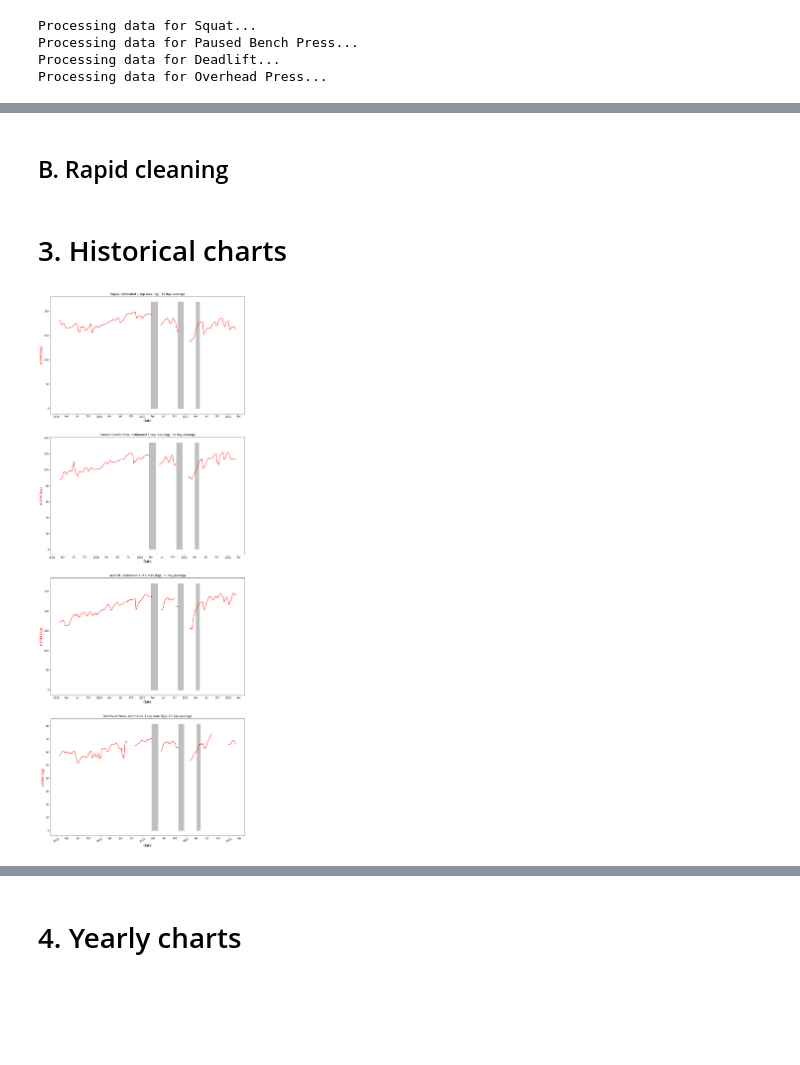
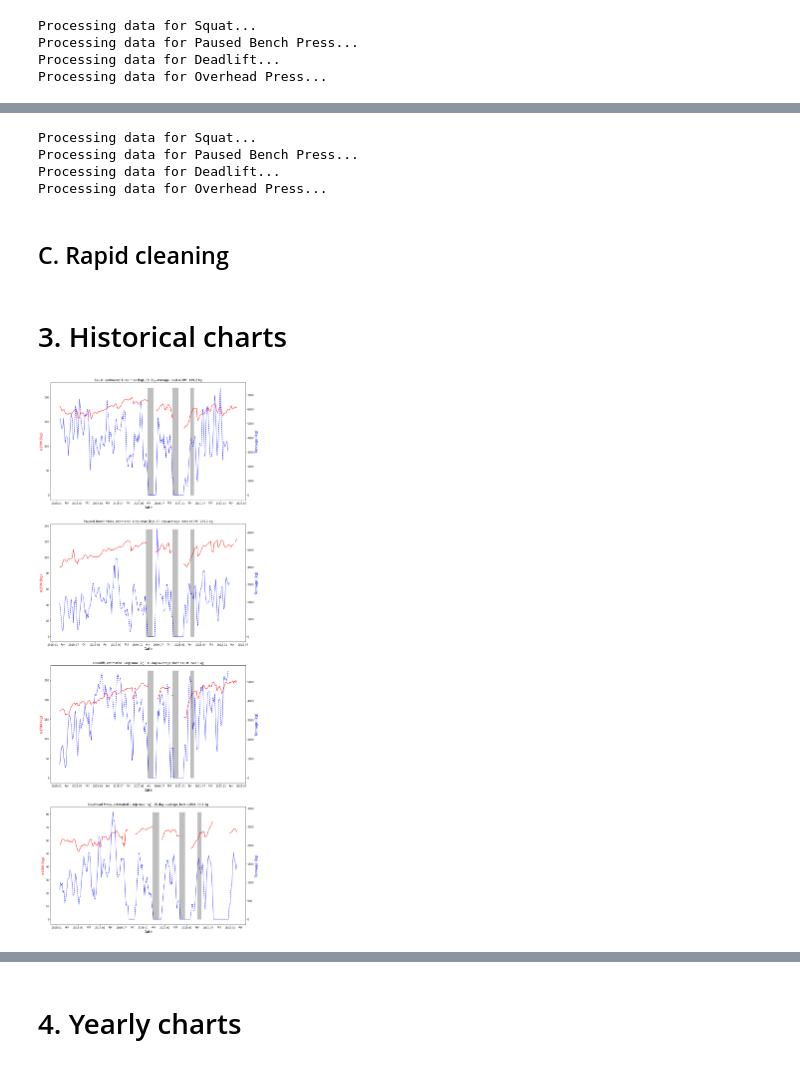
Before and after one commit to jeremylhour/gravitus-scraper, a Jupyter notebook: dashboard.ipynb, the cells around one changed output, grey strips where cells are left out. Saved outputs shown, nothing was run; the diff lists cells and outputs as text; code cells hidden in the pictures; blank space fills up the shorter version.

Commit message:
#2 : display tonnage in dashboard

```diff
--- a/dashboard.ipynb
+++ b/dashboard.ipynb
@@ -76,12 +89,11 @@ with open(TRACKER_FILE, 'r') as stream:
 # %%
 EXERCISES = tracker.get("SBD") + tracker.get("EXTRA")
-df = {}
+e1RM = {}
+tonnage = {}
 for exercise in EXERCISES:
     print(f"Processing data for {exercise}...")
-    df[exercise] = get_historical_performance(exercise, workoutInfos)
-
-df = pd.concat(df, axis=1)
-df.columns = EXERCISES
+    e1RM[exercise] = get_historical_performance(exercise, workoutInfos)
+    tonnage[exercise] = get_historical_performance(exercise, workoutInfos, mode="tonnage")
 # %% [output]
 Processing data for Squat...
 Processing data for Paused Bench Press...
@@ -90,15 +104,41 @@ Processing data for Overhead Press...
+# %%
+for exercise in EXERCISES:
+    print(f"Processing data for {exercise}...")
+    from_training_log = get_historical_performance(exercise, trainingLog, convert_to_kg = False)
+    e1RM[exercise] = pd.concat([e1RM[exercise], from_training_log], axis=0)
+
+    from_training_log = get_historical_performance(exercise, workoutInfos, mode="tonnage", convert_to_kg = False)
+    tonnage[exercise] = pd.concat([tonnage[exercise], from_training_log], axis=0)
+# %% [output]
+Processing data for Squat...
+Processing data for Paused Bench Press...
+Processing data for Deadlift...
+Processing data for Overhead Press...
+# %%
+for key in e1RM.keys():
+    e1RM[key] = e1RM[key].loc[~e1RM[key].index.duplicated()]
+e1RM = pd.concat(e1RM, axis=1)
+e1RM.columns = EXERCISES
+
+for key in tonnage.keys():
+    tonnage[key] = tonnage[key].loc[~tonnage[key].index.duplicated()]
+tonnage = pd.concat(tonnage, axis=1)
+tonnage.columns = EXERCISES
 # %% [markdown]
-## B. Rapid cleaning
+## C. Rapid cleaning
 # %%
-df.loc[df['Paused Bench Press'] > 150, 'Paused Bench Press'] = lbs_to_kg(df.loc[df['Paused Bench Press'] > 150, 'Paused Bench Press'])
-df.loc[df['Overhead Press'] > 80, 'Overhead Press'] = lbs_to_kg(df.loc[df['Overhead Press'] > 80, 'Overhead Press'])
+e1RM.loc[e1RM['Paused Bench Press'] > 150, 'Paused Bench Press'] = lbs_to_kg(e1RM.loc[e1RM['Paused Bench Press'] > 150, 'Paused Bench Press'])
+e1RM.loc[e1RM['Overhead Press'] > 80, 'Overhead Press'] = lbs_to_kg(e1RM.loc[e1RM['Overhead Press'] > 80, 'Overhead Press'])
+
+for key in e1RM.columns:
+    e1RM.loc[e1RM[key] < 10, key] = np.nan
 # %% [markdown]
 # 3. Historical charts
 # %%
 fig, ax = plt.subplots(len(EXERCISES), figsize=[14, 40])
 
 for i, item in enumerate(EXERCISES):
-    plot_historical_e1RM(df, item, ax[i])
+    plot_historical_e1RM(e1RM[item], item, tonnage[item], ax[i])
 # %% [output]
-[figure, old version]
+[figure, new version]
 # %%
```
Also changed, not shown: parts of 9 cells of this notebook, 1 other file.
